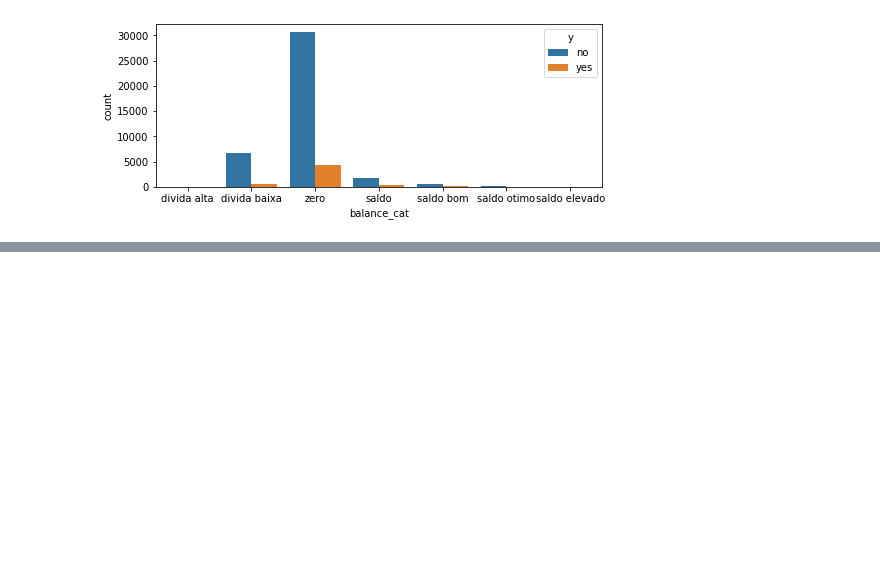
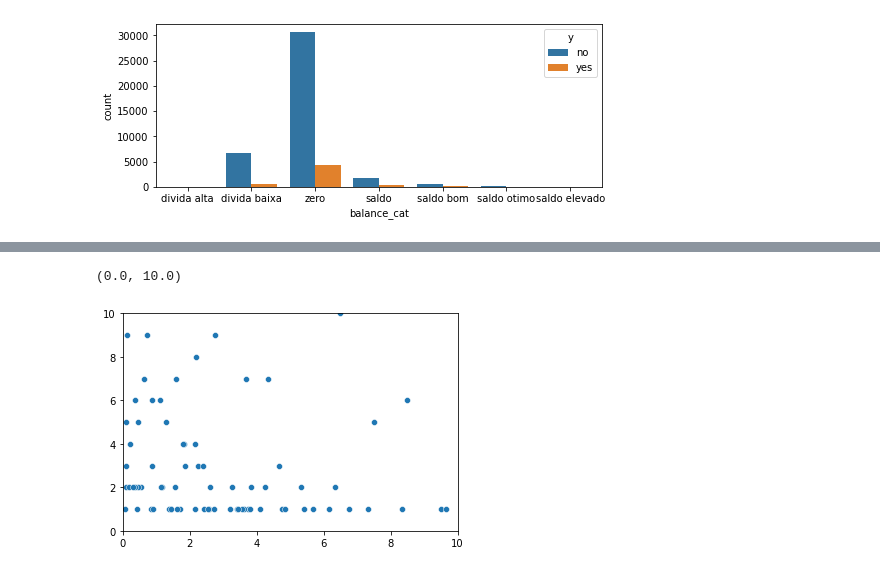
Before and after one commit to CesarSun/Digital-House-G3, a Jupyter notebook: DH_G3_T3_Bank.ipynb, the cells around one changed output, grey strips where cells are left out. Cells and saved outputs as stored; diff of their text form; code cells hidden in the pictures; blank space fills up the shorter version.

```diff
--- a/DH_G3_T3_Bank.ipynb
+++ b/DH_G3_T3_Bank.ipynb
@@ -255,0 +278,2 @@ report.show_html('explora_report_html')
+# %%
+data_camp = data_std.iloc[: , 8:14]
@@ -255,0 +284,10 @@ report.show_html('explora_report_html')
+# %%
+# Criando uma relação entre Campaign e Previous
+temp = data_camp.previous / data_camp.campaign
+#sns.histplot(x=temp , bins=50)
+sns.scatterplot(data = temp.value_counts())
+plt.ylim([0, 10])
+plt.xlim([0, 10])
+# %% [output]
+(0.0, 10.0)
+[figure, added]
```
Also changed, not shown: parts of 31 cells of this notebook.
